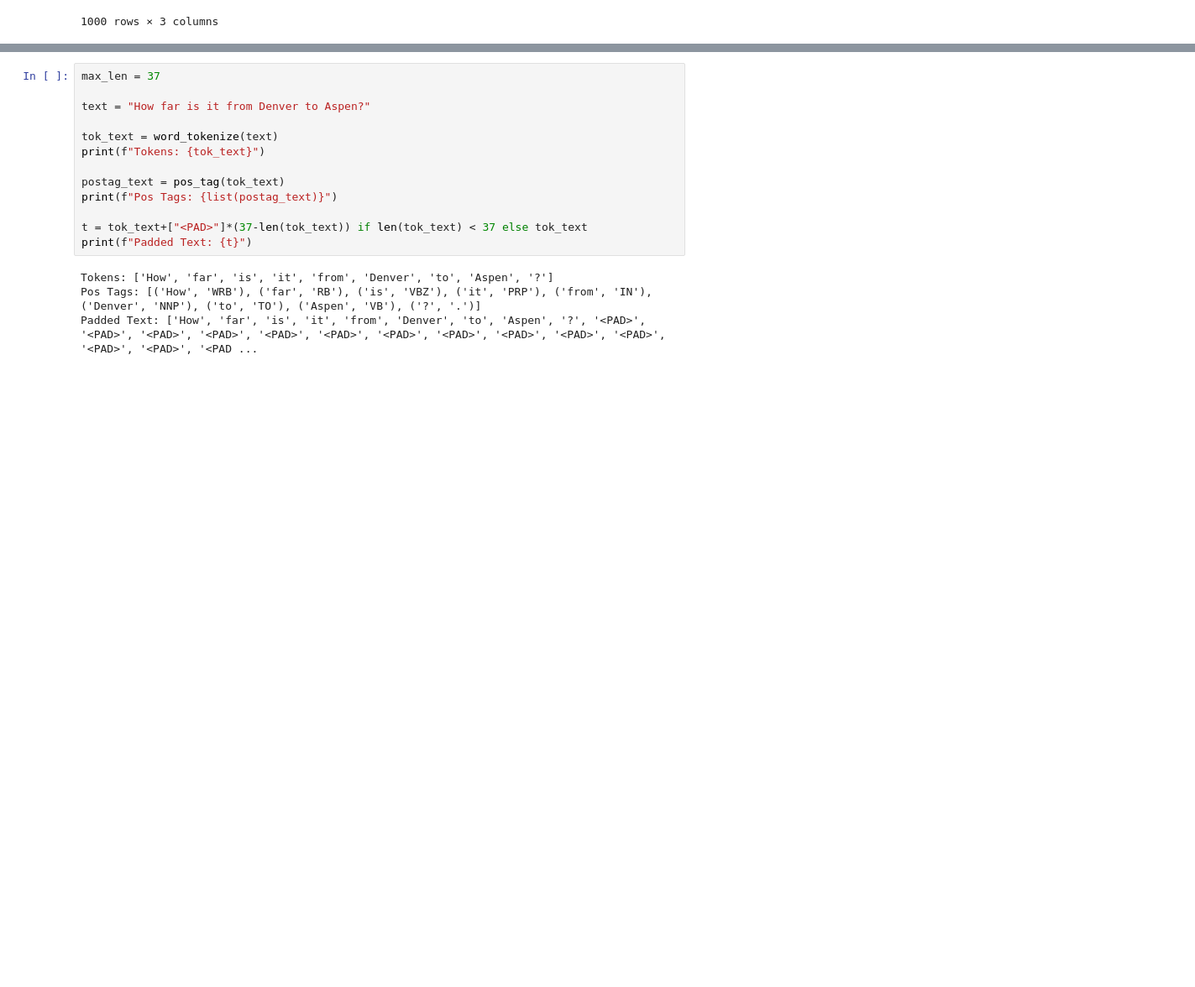
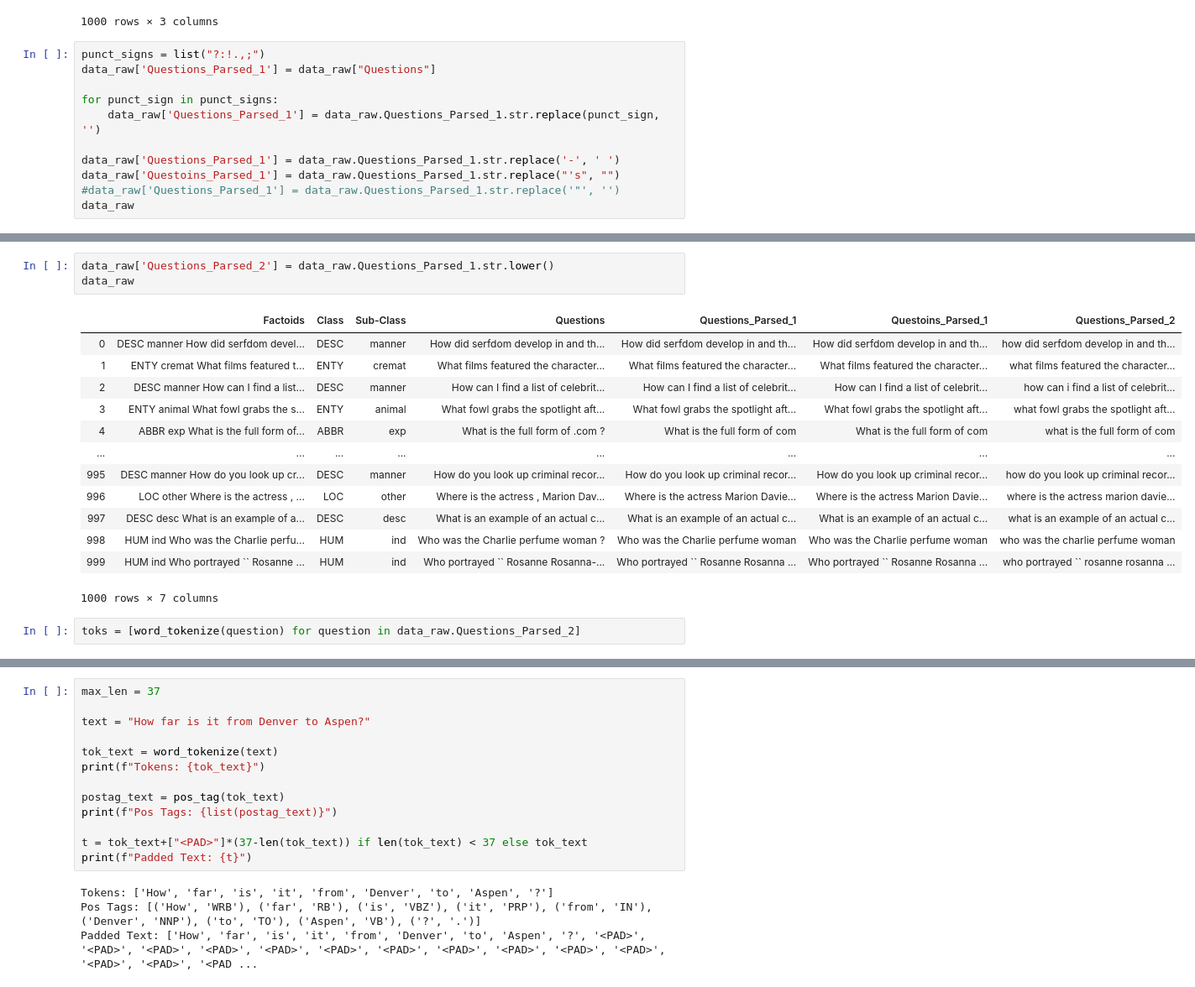
Before and after one commit to akshaynayanravi/factoid_questions_classification, a Jupyter notebook: factoid_questions_classification.ipynb, the cells around one changed output, grey strips where cells are left out. Shown at 84% size. Saved outputs shown, nothing was run; the diff lists cells and outputs as text; blank space fills up the shorter version.

```diff
--- a/factoid_questions_classification.ipynb
+++ b/factoid_questions_classification.ipynb
@@ -51,3 +51,14 @@ data
 | 998 | HUM | ind | Who was the Charlie perfume woman ? |
 | 999 | HUM | ind | Who portrayed `` Rosanne Rosanna-... |
 1000 rows × 3 columns
+# %%
+punct_signs = list("?:!.,;")
+data_raw['Questions_Parsed_1'] = data_raw["Questions"]
+
+for punct_sign in punct_signs:
+    data_raw['Questions_Parsed_1'] = data_raw.Questions_Parsed_1.str.replace(punct_sign, '')
+
+data_raw['Questions_Parsed_1'] = data_raw.Questions_Parsed_1.str.replace('-', ' ')
+data_raw['Questoins_Parsed_1'] = data_raw.Questions_Parsed_1.str.replace("'s", "")
+#data_raw['Questions_Parsed_1'] = data_raw.Questions_Parsed_1.str.replace('"', '')
+data_raw
@@ -53,0 +79,19 @@ data
+# %%
+data_raw['Questions_Parsed_2'] = data_raw.Questions_Parsed_1.str.lower()
+data_raw
+# %% [output]
+|  | Factoids | Class | Sub-Class | Questions | Questions_Parsed_1 | Questoins_Parsed_1 | Questions_Parsed_2 |
+| 0 | DESC manner How did serfdom devel... | DESC | manner | How did serfdom develop in and th... | How did serfdom develop in and th... | How did serfdom develop in and th... | how did serfdom develop in and th... |
+| 1 | ENTY cremat What films featured t... | ENTY | cremat | What films featured the character... | What films featured the character... | What films featured the character... | what films featured the character... |
+| 2 | DESC manner How can I find a list... | DESC | manner | How can I find a list of celebrit... | How can I find a list of celebrit... | How can I find a list of celebrit... | how can i find a list of celebrit... |
+| 3 | ENTY animal What fowl grabs the s... | ENTY | animal | What fowl grabs the spotlight aft... | What fowl grabs the spotlight aft... | What fowl grabs the spotlight aft... | what fowl grabs the spotlight aft... |
+| 4 | ABBR exp What is the full form of... | ABBR | exp | What is the full form of .com ? | What is the full form of com | What is the full form of com | what is the full form of com |
+| ... | ... | ... | ... | ... | ... | ... | ... |
+| 995 | DESC manner How do you look up cr... | DESC | manner | How do you look up criminal recor... | How do you look up criminal recor... | How do you look up criminal recor... | how do you look up criminal recor... |
+| 996 | LOC other Where is the actress , ... | LOC | other | Where is the actress , Marion Dav... | Where is the actress Marion Davie... | Where is the actress Marion Davie... | where is the actress marion davie... |
+| 997 | DESC desc What is an example of a... | DESC | desc | What is an example of an actual c... | What is an example of an actual c... | What is an example of an actual c... | what is an example of an actual c... |
+| 998 | HUM ind Who was the Charlie perfu... | HUM | ind | Who was the Charlie perfume woman ? | Who was the Charlie perfume woman | Who was the Charlie perfume woman | who was the charlie perfume woman |
+| 999 | HUM ind Who portrayed `` Rosanne ... | HUM | ind | Who portrayed `` Rosanne Rosanna-... | Who portrayed `` Rosanne Rosanna ... | Who portrayed `` Rosanne Rosanna ... | who portrayed `` rosanne rosanna ... |
+1000 rows × 7 columns
+# %%
+toks = [word_tokenize(question) for question in data_raw.Questions_Parsed_2]
```
Also changed, not shown: parts of 12 cells of this notebook.
